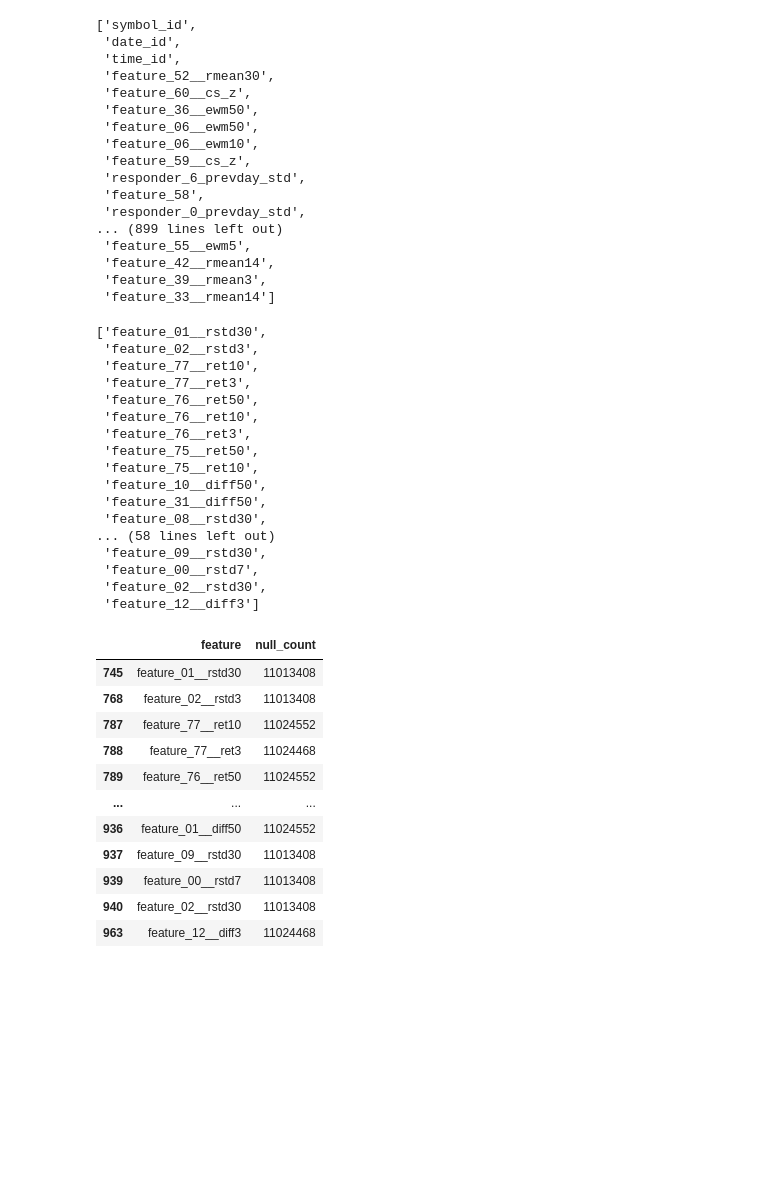
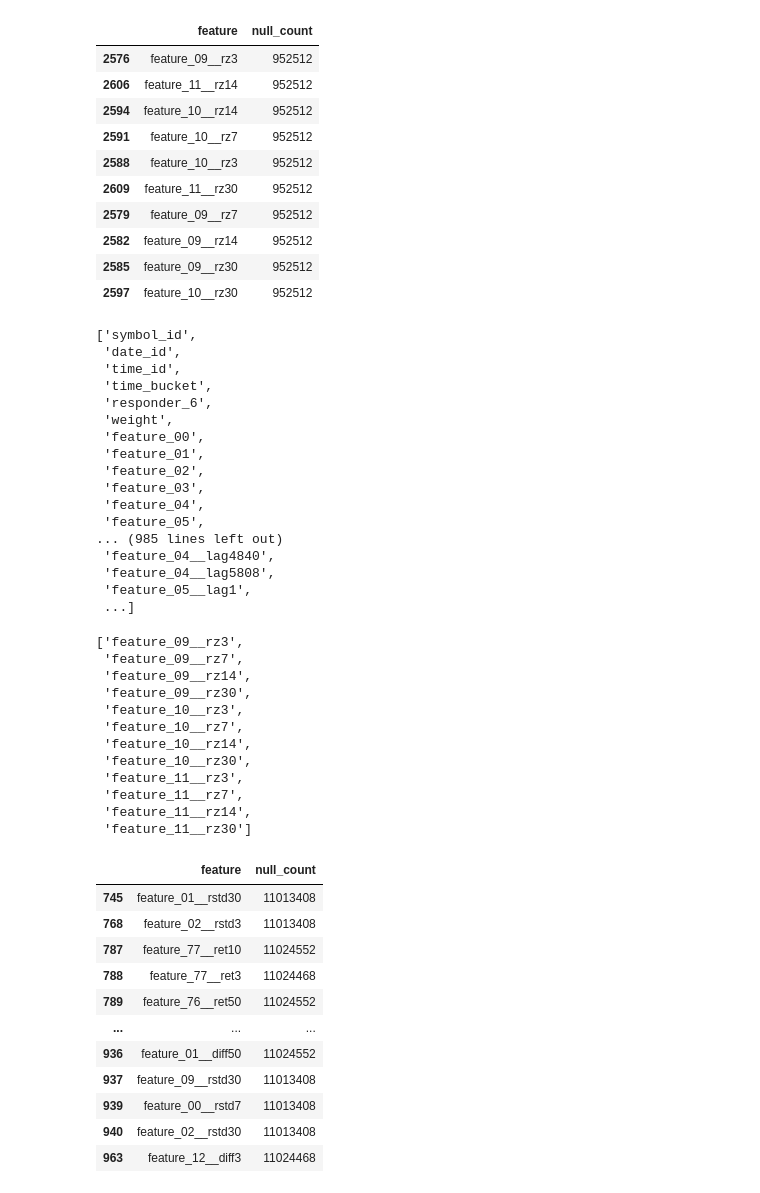
Before and after one commit to Jackson00Han/Jane-Street-Time-Series-Forecasting, a Jupyter notebook: feature_decorr.ipynb, the cells around one changed output. Saved outputs shown, nothing was run; the diff lists cells and outputs as text; code cells hidden in the pictures; blank space fills up the shorter version.

```diff
--- a/feature_decorr.ipynb
+++ b/feature_decorr.ipynb
@@ -47,48 +46,57 @@ df_null = null_case.to_pandas().T
 # 修改列名
 df_null.index.name = 'feature'
 df_null = df_null.rename(columns={df_null.columns[0]: "null_count"}).reset_index()
+# %%
+df_null.sort_values(by='null_count', ascending=False).head(10)
+# %% [output]
+|  | feature | null_count |
+| 2576 | feature_09__rz3 | 952512 |
+| 2606 | feature_11__rz14 | 952512 |
+| 2594 | feature_10__rz14 | 952512 |
+| 2591 | feature_10__rz7 | 952512 |
+| 2588 | feature_10__rz3 | 952512 |
+| 2609 | feature_11__rz30 | 952512 |
+| 2579 | feature_09__rz7 | 952512 |
+| 2582 | feature_09__rz14 | 952512 |
+| 2585 | feature_09__rz30 | 952512 |
+| 2597 | feature_10__rz30 | 952512 |
 # %%
 # dat_id 范围 1000-1300 共 11006160
-df_null[df_null['null_count'] / 11006160 < 0.1]['feature'].tolist()
+df_null[df_null['null_count'] / 952512 < 0.1]['feature'].tolist()
 # %% [output]
 ['symbol_id',
  'date_id',
  'time_id',
- 'feature_52__rmean30',
- 'feature_60__cs_z',
- 'feature_36__ewm50',
- 'feature_06__ewm50',
- 'feature_06__ewm10',
- 'feature_59__cs_z',
- 'responder_6_prevday_std',
- 'feature_58',
- 'responder_0_prevday_std',
-... (899 lines left out)
- 'feature_55__ewm5',
- 'feature_42__rmean14',
- 'feature_39__rmean3',
- 'feature_33__rmean14']
+ 'time_bucket',
+ 'responder_6',
+ 'weight',
+ 'feature_00',
+ 'feature_01',
+ 'feature_02',
+ 'feature_03',
+ 'feature_04',
+ 'feature_05',
+... (985 lines left out)
+ 'feature_04__lag4840',
+ 'feature_04__lag5808',
+ 'feature_05__lag1',
+ ...]
 # %%
 # dat_id 范围 1000-1300 共 11006160
-df_null[df_null['null_count'] / 11006160 > 0.9]['feature'].tolist()
+df_null[df_null['null_count'] / 952512 > 0.9]['feature'].tolist()
 # %% [output]
-['feature_01__rstd30',
- 'feature_02__rstd3',
- 'feature_77__ret10',
- 'feature_77__ret3',
- 'feature_76__ret50',
- 'feature_76__ret10',
- 'feature_76__ret3',
- 'feature_75__ret50',
- 'feature_75__ret10',
- 'feature_10__diff50',
- 'feature_31__diff50',
- 'feature_08__rstd30',
-... (58 lines left out)
- 'feature_09__rstd30',
- 'feature_00__rstd7',
- 'feature_02__rstd30',
- 'feature_12__diff3']
+['feature_09__rz3',
+ 'feature_09__rz7',
+ 'feature_09__rz14',
+ 'feature_09__rz30',
+ 'feature_10__rz3',
+ 'feature_10__rz7',
+ 'feature_10__rz14',
+ 'feature_10__rz30',
+ 'feature_11__rz3',
+ 'feature_11__rz7',
+ 'feature_11__rz14',
+ 'feature_11__rz30']
 # %%
 # date_id 范围 1300-1600 共 11024552 行
 df_null[df_null['null_count'] / 11024552 > 0.9]
```
Also changed, not shown: parts of 2 cells of this notebook, 3 other files.
